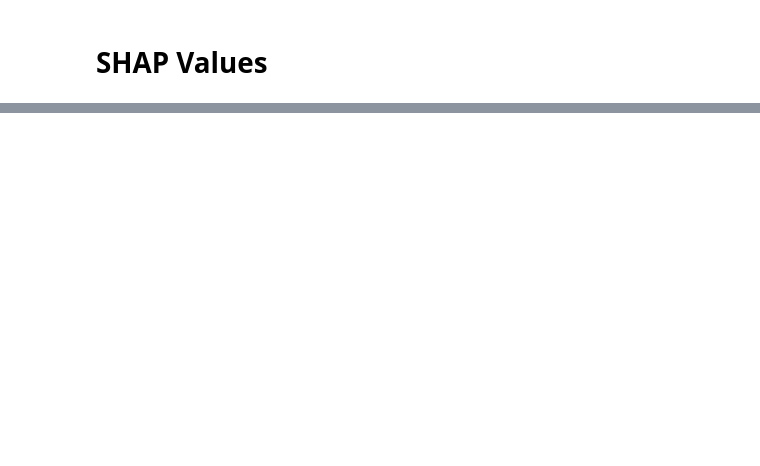
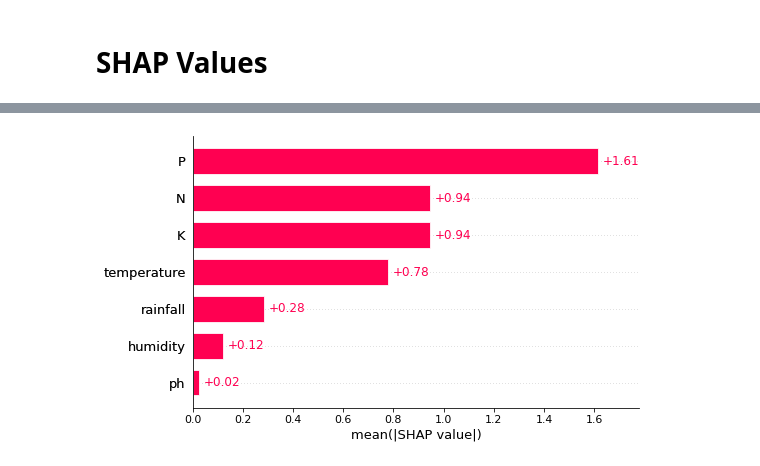
Before and after one commit to Nutrien/insights-data-scientizen, a Jupyter notebook: Session3Lab.ipynb, the cells around one changed output, grey strips where cells are left out. Drawn from its saved outputs; the diff is of its cells as text; code cells hidden in the pictures; blank space fills up the shorter version.

```diff
--- a/Session3Lab.ipynb
+++ b/Session3Lab.ipynb
@@ -251,3 +581,7 @@ evaluate(model, X_test, y_test)
 # %%
 explainer = shap.Explainer(model, X_train)
 shap_values = explainer(X_train)
+# %%
+shap.plots.bar(shap_values[...,21])
+# %% [output]
+[figure, added]
```
Also changed, not shown: parts of 70 cells of this notebook.
